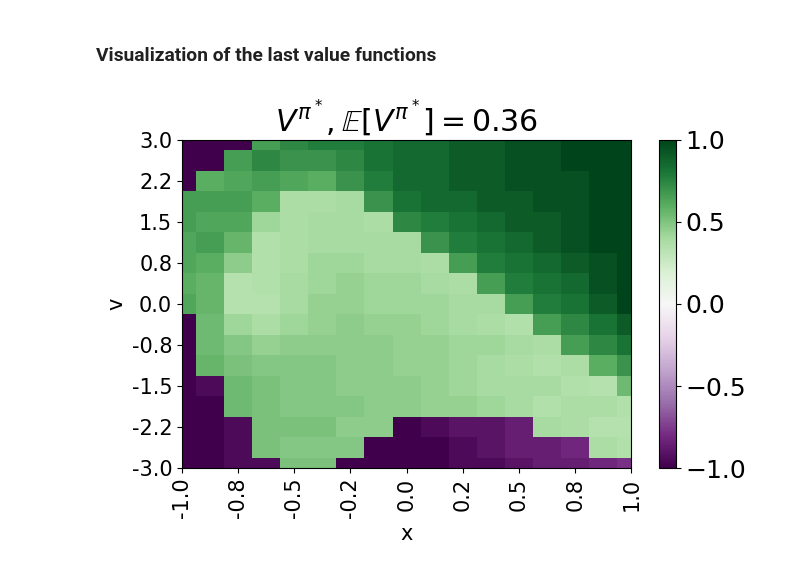
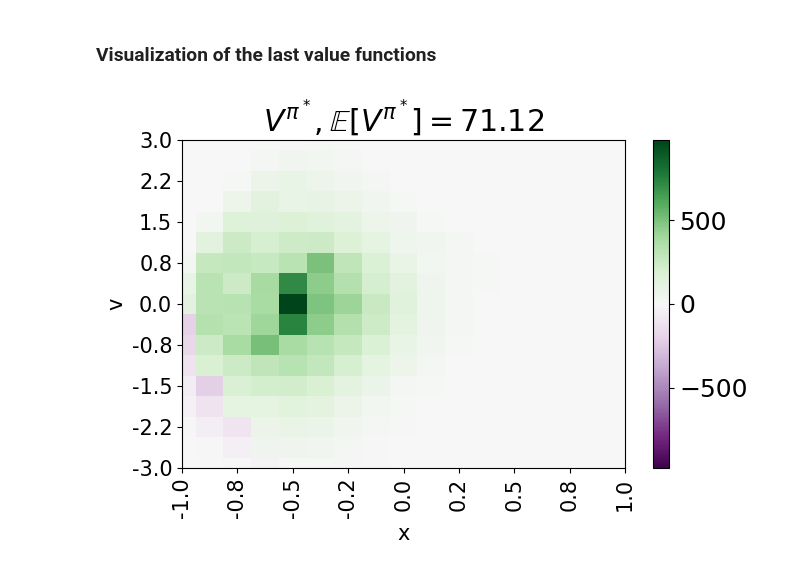
Before and after one commit to theovincent/i-DQN, a Jupyter notebook: experiments/car_on_hill/plots.ipynb, the cells around one changed output. Saved outputs shown, nothing was run; the diff lists cells and outputs as text; code cells hidden in the pictures.

Commit message:
importance iteration

```diff
--- a/experiments/car_on_hill/plots.ipynb
+++ b/experiments/car_on_hill/plots.ipynb
@@ -28,11 +28,16 @@ optimal_v = np.load(f"figures/data/optimal/V.npy")
 
 ifqi_q = np.zeros((len(list_bellman_iterations_scope), n_seeds, n_bellman_iterations + 1, n_states_x, n_states_v, 2))
 ifqi_v = np.zeros((len(list_bellman_iterations_scope), n_seeds, n_bellman_iterations + 1, n_states_x, n_states_v))
+ifqi_ae = np.zeros((len(list_bellman_iterations_scope), n_seeds, n_bellman_iterations))
 
 for idx, bellman_iterations_scope in enumerate(list_bellman_iterations_scope):
     for idx_seed, seed in enumerate(seeds):
         ifqi_q[idx, idx_seed] = np.load(f"figures/{experiment_name}/iFQI/{bellman_iterations_scope}_Q_{seed}.npy")
         ifqi_v[idx, idx_seed] = np.load(f"figures/{experiment_name}/iFQI/{bellman_iterations_scope}_V_{seed}.npy")
+        ifqi_ae[idx, idx_seed] = np.load(f"figures/{experiment_name}/iFQI/{bellman_iterations_scope}_A_{seed}.npy")
+
+samples_mask = np.load(f"figures/{experiment_name}/samples_count.npy")
+samples_mask_q_format = np.repeat(samples_mask[:, :, None], 2, axis=-1)
 # %% [markdown]
 ### Distances with the optimal Q function
 # %%
@@ -165,19 +173,19 @@ _ = plt.savefig(f"figures/{experiment_name}/J.pdf", bbox_inches='tight')
 # %%
 from idqn.utils.two_dimensions_mesh import TwoDimesionsMesh
 
 max_pos = 1.0
 max_velocity = 3.0
 
 states_x = np.linspace(-max_pos, max_pos, n_states_x)
 states_v = np.linspace(-max_velocity, max_velocity, n_states_v)
 
 q_visu_mesh = TwoDimesionsMesh(states_x, states_v)
 
-q_visu_mesh.set_values(optimal_v)
-q_visu_mesh.show(r"$V^{\pi^*}, \mathbb{E}\left[ V^{\pi^*} \right] =$" + str(np.round(np.mean(optimal_v), 2)))
+q_visu_mesh.set_values(optimal_v * samples_mask)
+q_visu_mesh.show(r"$V^{\pi^*}, \mathbb{E}\left[ V^{\pi^*} \right] =$" + str(np.round(np.mean(optimal_v * samples_mask), 2)))
 _ = plt.savefig(f"figures/{experiment_name}/optimal_V.pdf", bbox_inches='tight')
 # %% [output]
-[figure, old version]
+[figure, new version]
 # %%
 for idx in range(len(list_bellman_iterations_scope)):
     ifqi_last_v = ifqi_v[idx, :, -1].mean(axis=0)
```
Also changed, not shown: parts of 13 cells of this notebook, 5 other files.
